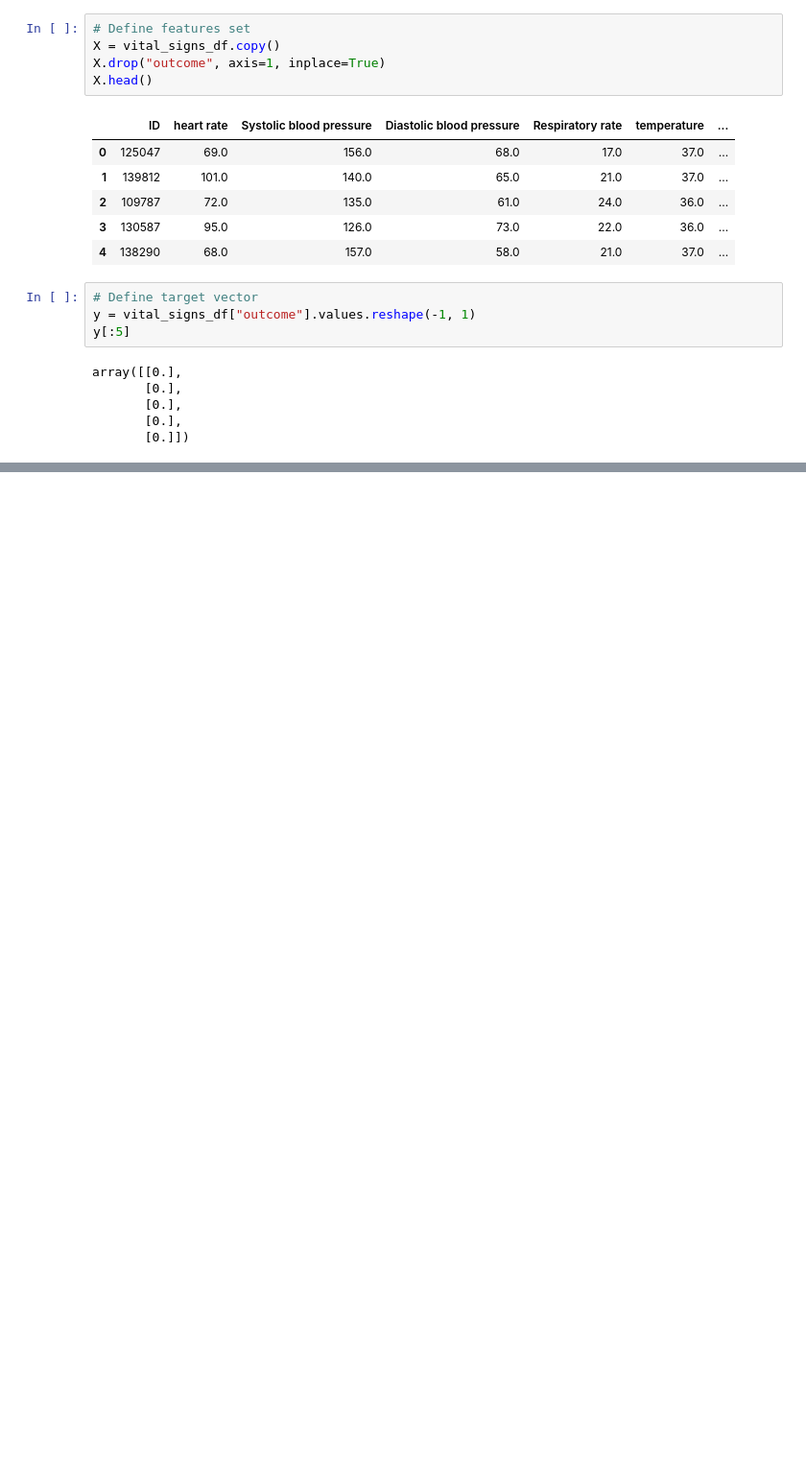
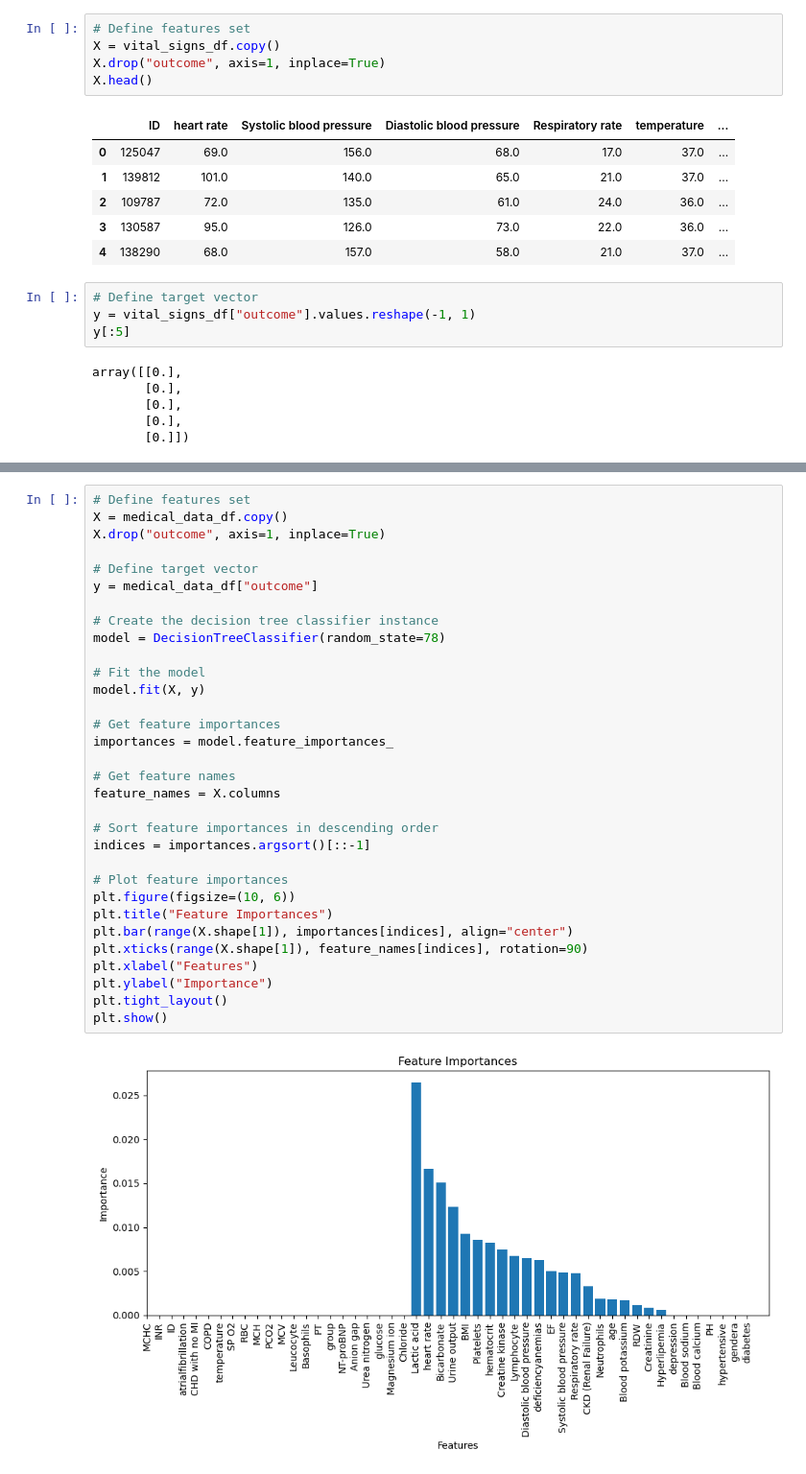
Before and after one commit to emilybowers3000/Project_4_Group_1, a Jupyter notebook: project_4.ipynb, the cells around one changed output, grey strips where cells are left out. Shown at 96% size. Saved outputs shown, nothing was run; the diff lists cells and outputs as text; blank space fills up the shorter version.

```diff
--- a/project_4.ipynb
+++ b/project_4.ipynb
@@ -498,0 +501,34 @@ Classification Report:
+# %%
+# Define features set
+X = medical_data_df.copy()
+X.drop("outcome", axis=1, inplace=True)
+
+# Define target vector
+y = medical_data_df["outcome"]
+
+# Create the decision tree classifier instance
+model = DecisionTreeClassifier(random_state=78)
+
+# Fit the model
+model.fit(X, y)
+
+# Get feature importances
+importances = model.feature_importances_
+
+# Get feature names
+feature_names = X.columns
+
+# Sort feature importances in descending order
+indices = importances.argsort()[::-1]
+
+# Plot feature importances
+plt.figure(figsize=(10, 6))
+plt.title("Feature Importances")
+plt.bar(range(X.shape[1]), importances[indices], align="center")
+plt.xticks(range(X.shape[1]), feature_names[indices], rotation=90)
+plt.xlabel("Features")
+plt.ylabel("Importance")
+plt.tight_layout()
+plt.show()
+# %% [output]
+[figure, added]
```
Also changed, not shown: parts of 14 cells of this notebook, 9 other files.
